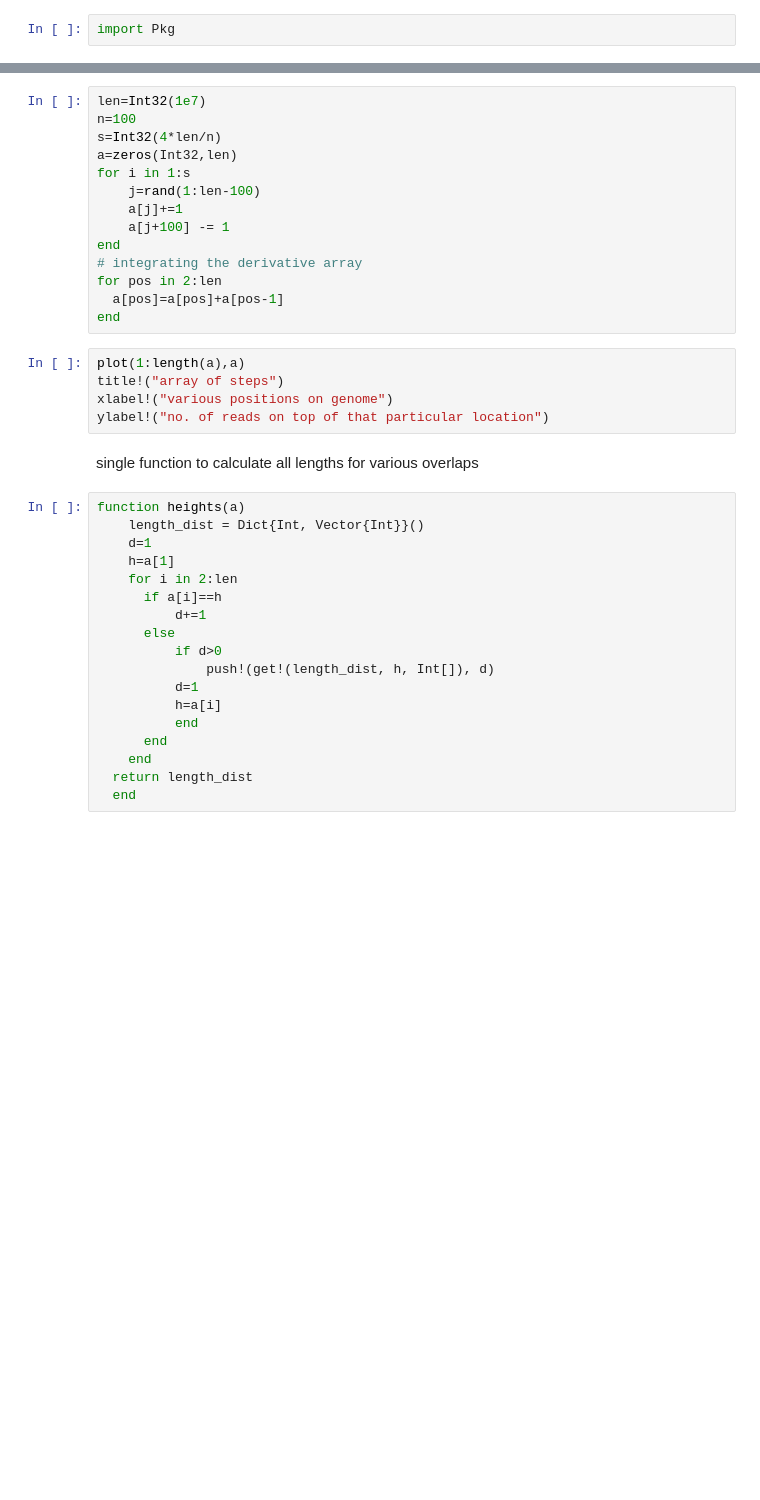
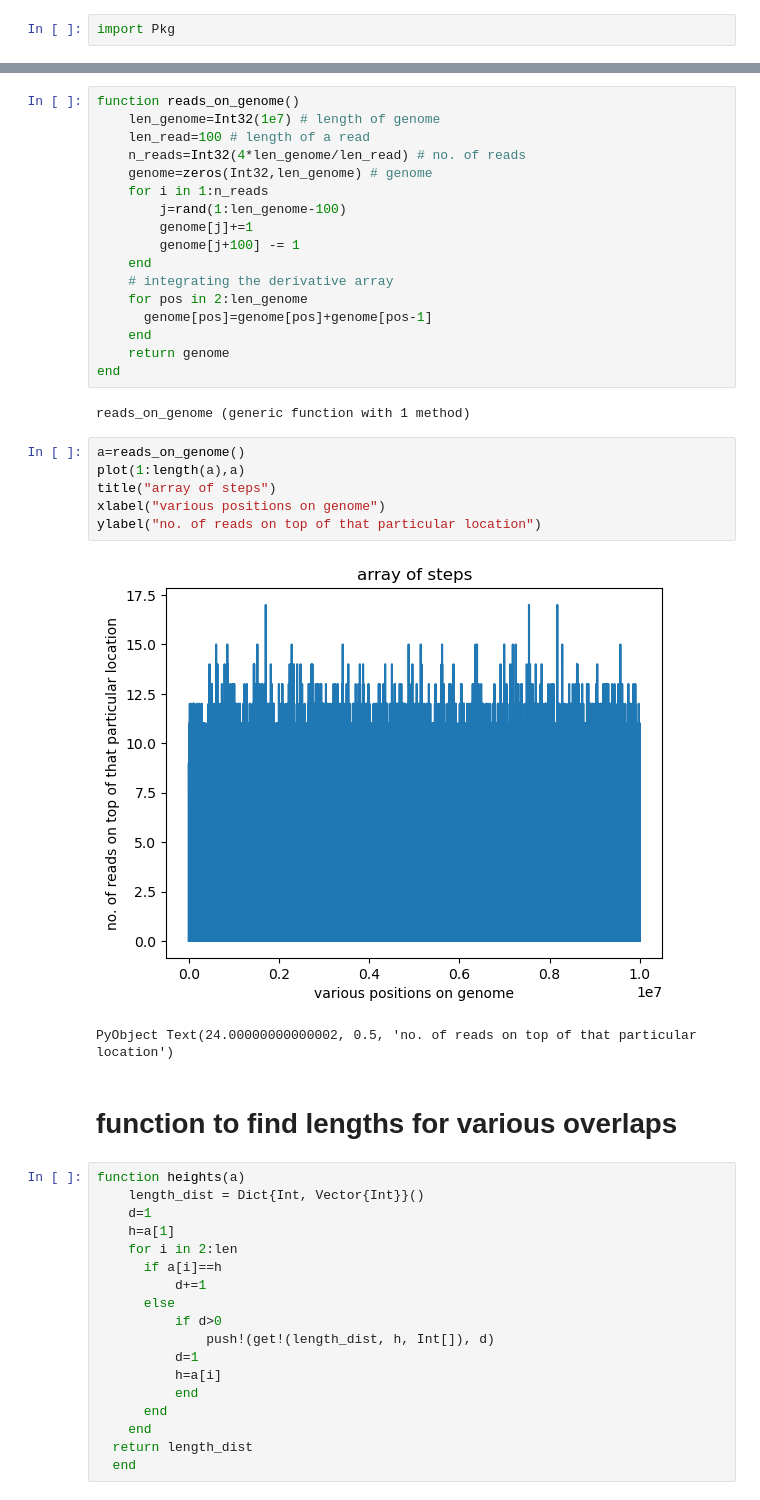
Before and after one commit to pfarndt/Read-Coverage-Distributions-Modelling, a Jupyter notebook: Baseline_random_simulations.ipynb, the cells around one changed output, grey strips where cells are left out. Drawn from its saved outputs; the diff is of its cells as text; blank space fills up the shorter version.

```diff
--- a/Baseline_random_simulations.ipynb
+++ b/Baseline_random_simulations.ipynb
@@ -19,24 +23,33 @@ title!("no. of simulations:"*string(len))
 # %%
-len=Int32(1e7)
-n=100
-s=Int32(4*len/n)
-a=zeros(Int32,len)
-for i in 1:s
-    j=rand(1:len-100)
-    a[j]+=1
-    a[j+100] -= 1
+function reads_on_genome()
+    len_genome=Int32(1e7) # length of genome
+    len_read=100 # length of a read
+    n_reads=Int32(4*len_genome/len_read) # no. of reads
+    genome=zeros(Int32,len_genome) # genome
+    for i in 1:n_reads
+        j=rand(1:len_genome-100)
+        genome[j]+=1
+        genome[j+100] -= 1
+    end
+    # integrating the derivative array
+    for pos in 2:len_genome
+      genome[pos]=genome[pos]+genome[pos-1]
+    end
+    return genome
 end
-# integrating the derivative array
-for pos in 2:len
-  a[pos]=a[pos]+a[pos-1]
-end
+# %% [output]
+reads_on_genome (generic function with 1 method)
 # %%
+a=reads_on_genome()
 plot(1:length(a),a)
-title!("array of steps")
-xlabel!("various positions on genome")
-ylabel!("no. of reads on top of that particular location")
+title("array of steps")
+xlabel("various positions on genome")
+ylabel("no. of reads on top of that particular location")
+# %% [output]
+[figure, added]
+PyObject Text(24.00000000000002, 0.5, 'no. of reads on top of that particular location')
 # %% [markdown]
-single function to calculate all lengths for various overlaps
+# function to find lengths for various overlaps
 # %%
 function heights(a)
     length_dist = Dict{Int, Vector{Int}}()
```
Also changed, not shown: parts of 20 cells of this notebook.
